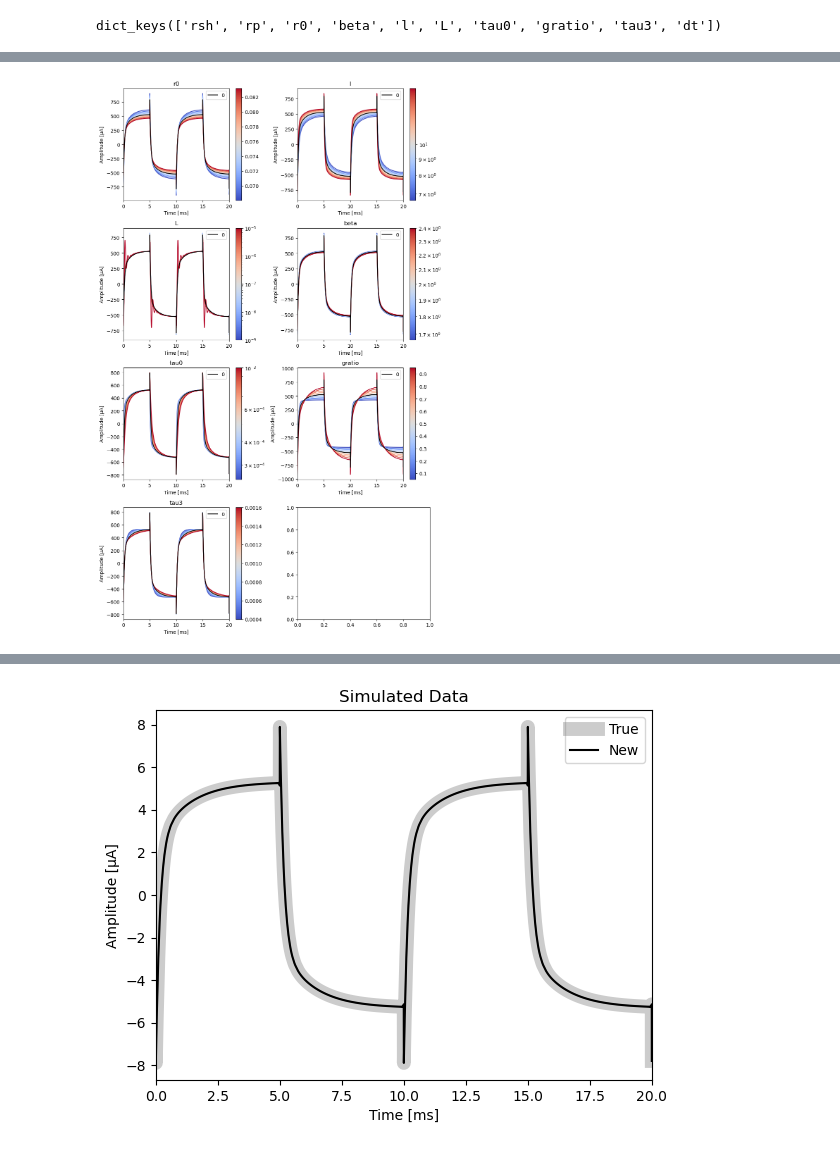
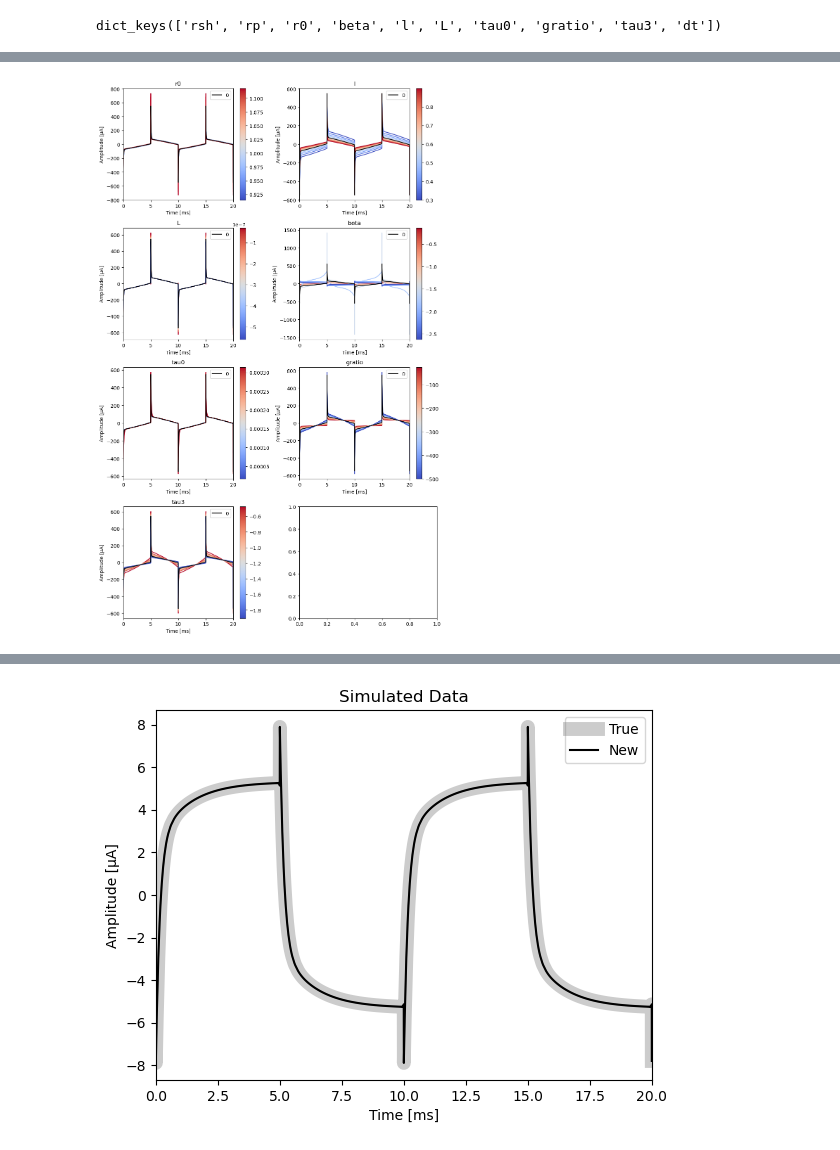
Before and after one commit to tamu-edu/tes_noise, a Jupyter notebook: dIdV.ipynb, the cells around one changed output, grey strips where cells are left out. Saved outputs shown, nothing was run; the diff lists cells and outputs as text; code cells hidden in the pictures.

```diff
--- a/dIdV.ipynb
+++ b/dIdV.ipynb
@@ -595,7 +665,7 @@ for c in channels:
     #traces[c] = avg.reshape((10, 10_000)).mean(axis = 0) # amps
     #traces[c] = avg[:10_000]
     #traces[c] = didv(c)[0].reshape((10, 10_000)).mean(axis = 0)
-    traces[c] = didv(c)[:10_000_000].reshape((-1, 10_000)).mean(axis = 0)
+    traces[c] = didv(c)[:,:-4].reshape((-1, 10_000)).mean(axis = 0)
 
     plt.plot(ts*1e3, traces[c]*1e6)
 
@@ -629,7 +699,7 @@ for ax, c in zip(axs.flatten(), channels):
     Vn[c] = of.fft(Vb[c])
 
     #all_traces = didv(c).reshape((-1, 10_000))
-    all_traces = didv(c)[:10_000_000].reshape((-1, 10_000))
+    all_traces = didv(c)[:,:-4].reshape((-1, 10_000))
 
     In = of.fft(all_traces, axis = -1)*all_traces.shape[0]
     Zn[c] = (Vn[c]/In).mean(axis = 0)
@@ -750,7 +820,7 @@ for ax, c in zip(axs.flatten(), channels):
 
     #all_traces = didv(c).reshape((-1, 10_000))
 
-    all_traces = didv(c)[:10_000_000].reshape((-1, 10_000))
+    all_traces = didv(c)[:,:-4].reshape((-1, 10_000))
     In = of.fft(all_traces, axis = -1)*all_traces.shape[0]
     Z = Vn[c]/In
 
@@ -873,0 +961,2 @@ ax.legend()
+# %%
+didvfit['D'].fitresult(3)['params']
@@ -878,27 +1073,25 @@ fs = 1e6
 sgfreq = didv.config['freq']
 sgamp = func_to_ibias(didv.config['amp'], n = len(channels))/0.01
 
-true_params = {
-    'rsh': rsh,
-    'rp': 0.006,
-    'r0': 0.0756,
-    'r0_err':0.001,
-    'i0': 100e-6,
-    'i0_err': 1e-8,
-    'beta': 2,
-    'l': 10,
-    'L': 1e-7,
-    'tau0': 500e-6,
-    'gratio': 0.5,
-    'tau3': 1e-3,
-    'dt': 0
-}
+true_params = {'rsh': 0.02,
+ 'rp': np.float64(0.4841832159273606),
+ 'r0': np.float64(1.0162174290480954),
+ 'beta': np.float64(-1.3822979077544122),
+ 'l': np.float64(0.5992096077439553),
+ 'L': np.float64(-2.948401843391178e-07),
+ 'tau0': np.float64(0.00016522182394659288),
+ 'gratio': np.float64(-263.4022116715414),
+ 'tau3': np.float64(-1.1903936252394476),
+ 'dt': np.float64(0.005005296146991601)}
+
+chan = 'A'
+#true_params = didvfit[chan].fitresult(3)['smallsignalparams']
 
 n_bins = int(4 * fs / sgfreq)
 t = np.arange(n_bins) / fs
 didv_response = qp.squarewaveresponse(t, sgamp, sgfreq, true_params, dutycycle = 0.5, rsh = rsh)
 
-varscale = {'r0': 0.1, 'l': 1.5, 'L': 1e2, 'beta': 1.2, 'tau0': 2, 'gratio': 0.9, 'tau3': 0.6}
+varscale = {'r0': 0.1, 'l': 0.5, 'L': 0.9, 'beta': 0.9, 'tau0': 0.9, 'gratio': 0.9, 'tau3': 0.6}
 params_to_plot = list(varscale.keys())
 numrows = (1+len(params_to_plot))//2
 
@@ -911,31 +1104,31 @@ for i, (param, ax) in enumerate(zip(params_to_plot, axs.flatten())):
     var = varscale[param]
     if var < 1:
         paramspace = np.linspace(1-var, 1+var, 10)*param_val
         cnorm = mplcolors.Normalize(vmin = paramspace.min(), vmax = paramspace.max())
     else:
         paramspace = np.geomspace(1/var, var, 10)*param_val
         cnorm = mplcolors.LogNorm(vmin = paramspace.min(), vmax = paramspace.max())
 
 
     cmap = plt.cm.coolwarm
 
     for p in paramspace:
         params_mod = true_params.copy()
         params_mod[param] = p
         response_here = qp.squarewaveresponse(t, sgamp, sgfreq, params_mod, dutycycle = 0.5, rsh = rsh)
 
         ax.plot(t*1e3, response_here * 1e6, color=cmap(cnorm(p)))
 
 
     ax.plot(t*1e3, didv_response * 1e6, color='k', label='0')
 
     fig.colorbar(plt.cm.ScalarMappable(cmap = cmap, norm = cnorm), ax = ax)
     ax.set_ylabel('Amplitude [μA]')
     ax.set_xlabel('Time [ms]')
     ax.set_xlim(0, 20)
     ax.set_title(param)
     ax.legend()
 
 fig.tight_layout()
 # %% [output]
-[figure, old version]
+[figure, new version]
```
Also changed, not shown: parts of 46 cells of this notebook.
